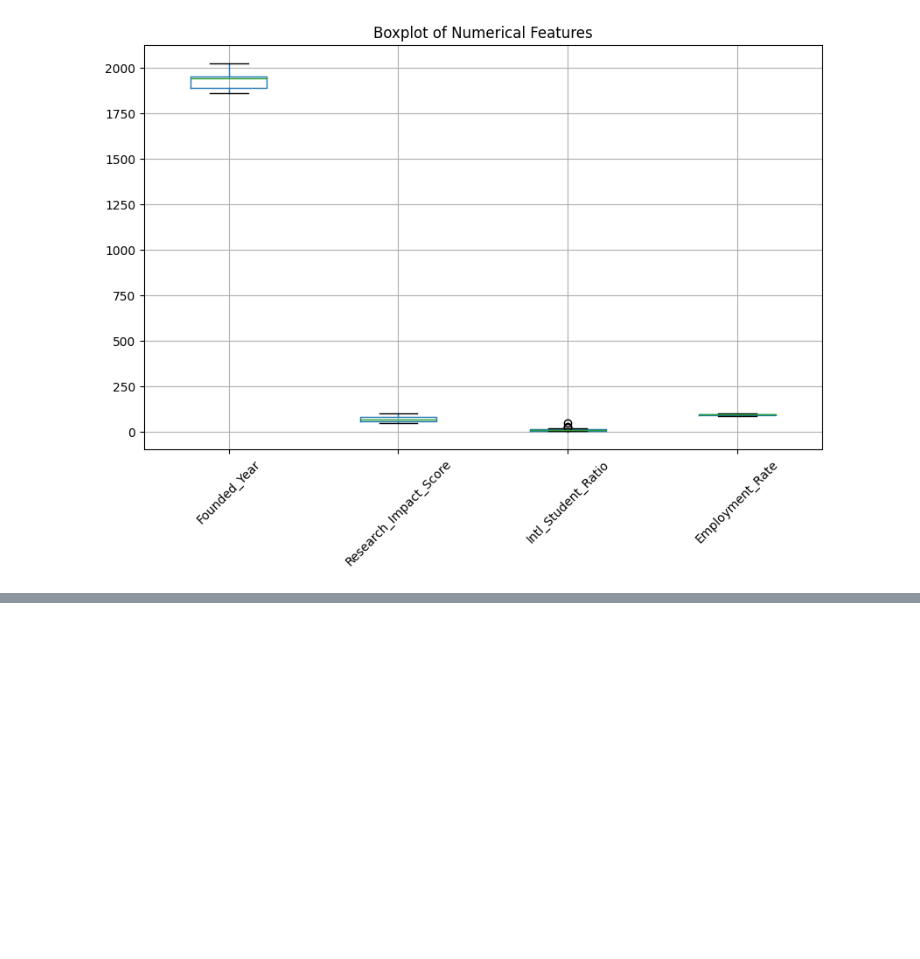
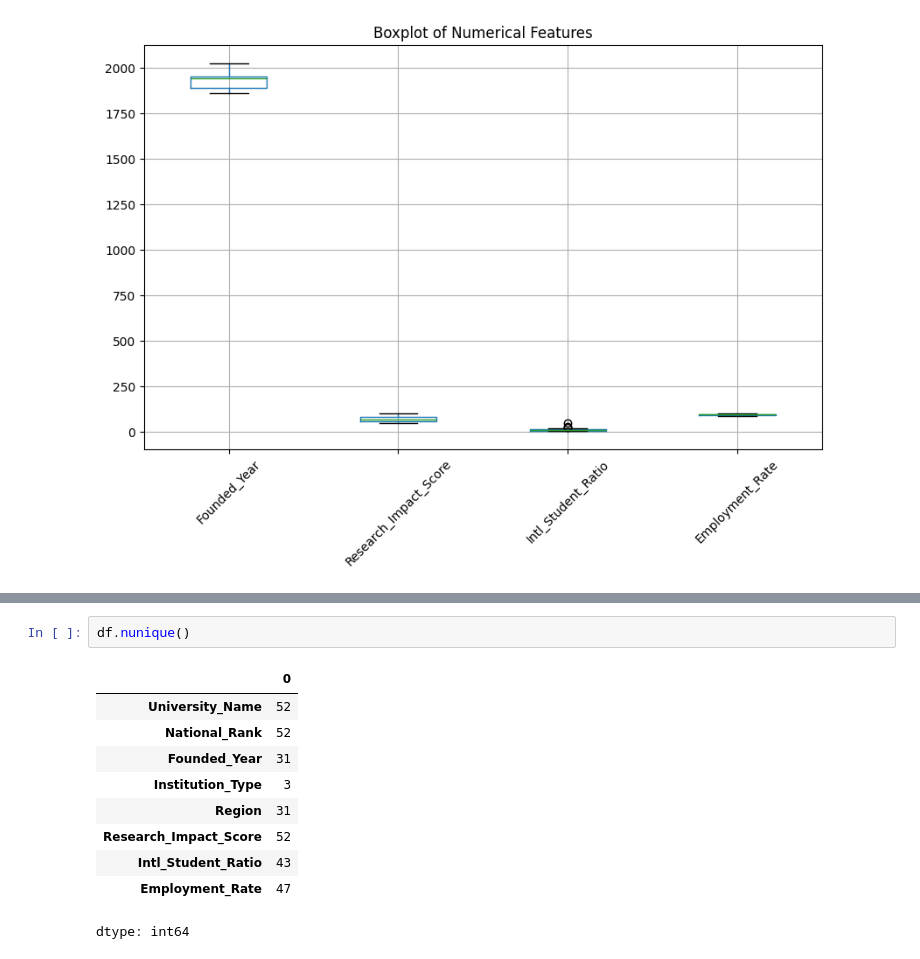
Before and after one commit to sonjoy1s/kaggle_project, a Jupyter notebook: Japan_Top_50_Universities_Dataset.ipynb, the cells around one changed output, grey strips where cells are left out. Drawn from its saved outputs; the diff is of its cells as text; blank space fills up the shorter version.

```diff
--- a/Japan_Top_50_Universities_Dataset.ipynb
+++ b/Japan_Top_50_Universities_Dataset.ipynb
@@ -80,0 +93,13 @@ plt.show()
+# %%
+df.nunique()
+# %% [output]
+|  | 0 |
+| University_Name | 52 |
+| National_Rank | 52 |
+| Founded_Year | 31 |
+| Institution_Type | 3 |
+| Region | 31 |
+| Research_Impact_Score | 52 |
+| Intl_Student_Ratio | 43 |
+| Employment_Rate | 47 |
+dtype: int64
```
Also changed, not shown: parts of 3 cells of this notebook.
